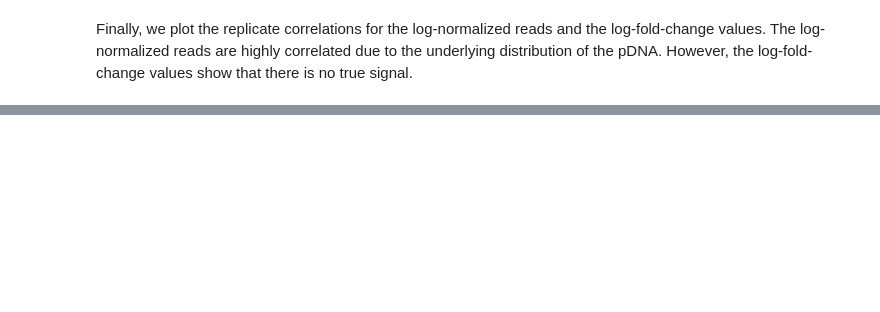
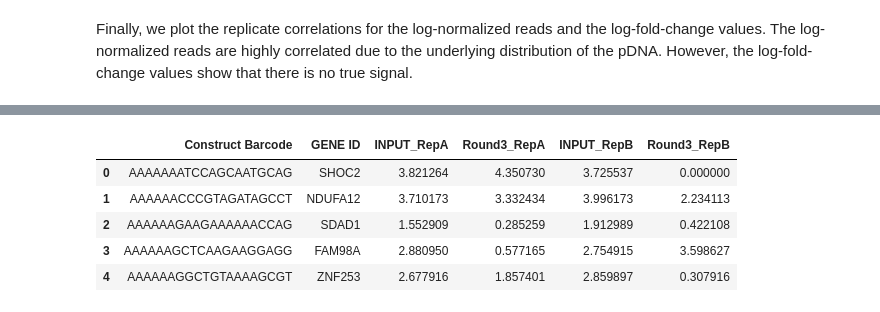
Before and after one commit to ruth-hanna/software-tools-review, a Jupyter notebook: Box2/box2-pdna.ipynb, the cells around one changed output, grey strips where cells are left out. Saved outputs shown, nothing was run; the diff lists cells and outputs as text; code cells hidden in the pictures; blank space fills up the shorter version.

```diff
--- a/Box2/box2-pdna.ipynb
+++ b/Box2/box2-pdna.ipynb
@@ -160,0 +147,11 @@ data['VemB;lfc_dropout'] = data['VemB;lognorm'] - data['NoDrugB;lognorm']
+# %%
+# The data for the positive selection screen are already log-normalized
+pos_sel_data = pd.read_csv('/Users/rhanna/software-tools/Blondel_Input.txt',sep='\t')
+pos_sel_data.head()
+# %% [output]
+|  | Construct Barcode | GENE ID | INPUT_RepA | Round3_RepA | INPUT_RepB | Round3_RepB |
+| 0 | AAAAAAATCCAGCAATGCAG | SHOC2 | 3.821264 | 4.350730 | 3.725537 | 0.000000 |
+| 1 | AAAAAACCCGTAGATAGCCT | NDUFA12 | 3.710173 | 3.332434 | 3.996173 | 2.234113 |
+| 2 | AAAAAAGAAGAAAAAACCAG | SDAD1 | 1.552909 | 0.285259 | 1.912989 | 0.422108 |
+| 3 | AAAAAAGCTCAAGAAGGAGG | FAM98A | 2.880950 | 0.577165 | 2.754915 | 3.598627 |
+| 4 | AAAAAAGGCTGTAAAAGCGT | ZNF253 | 2.677916 | 1.857401 | 2.859897 | 0.307916 |
```
Also changed, not shown: parts of 21 cells of this notebook, 2 other files.
